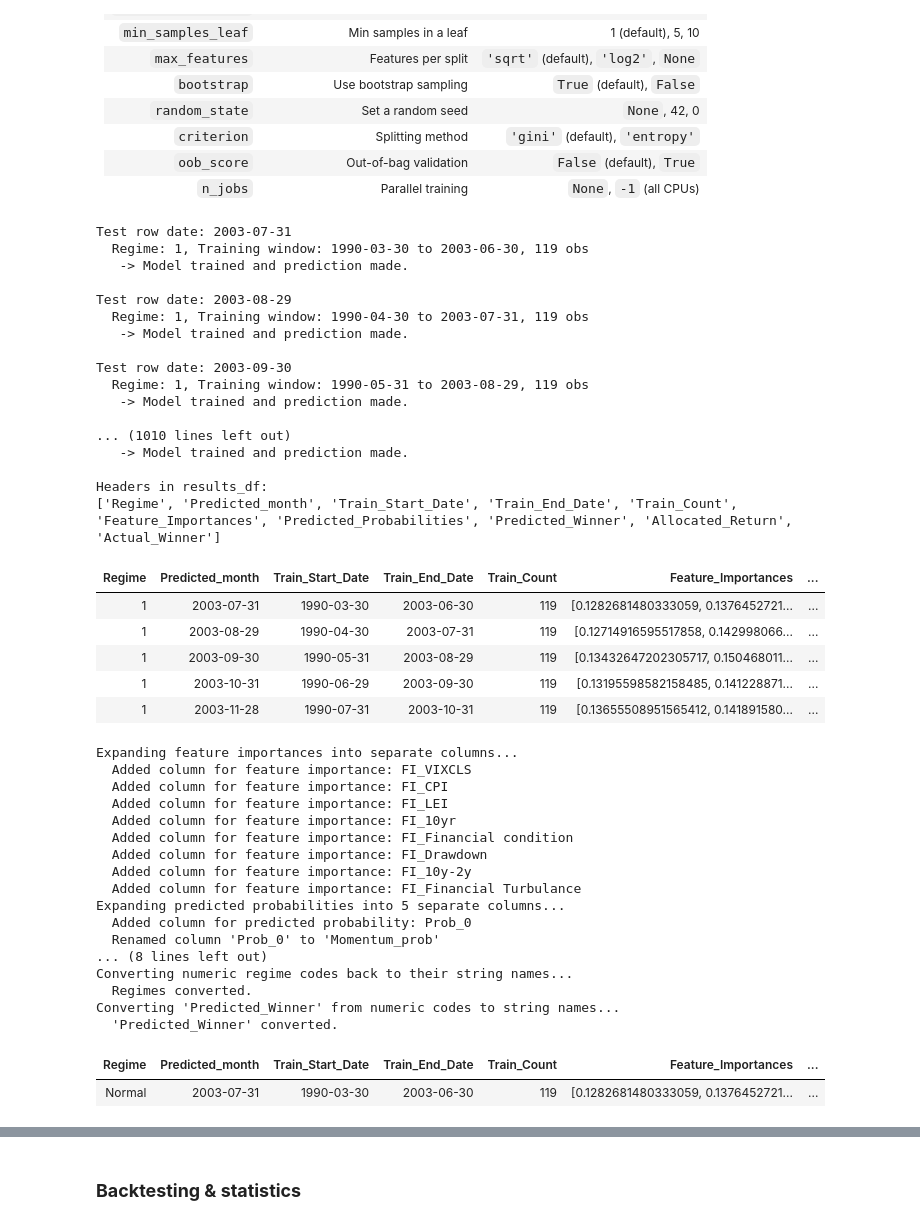
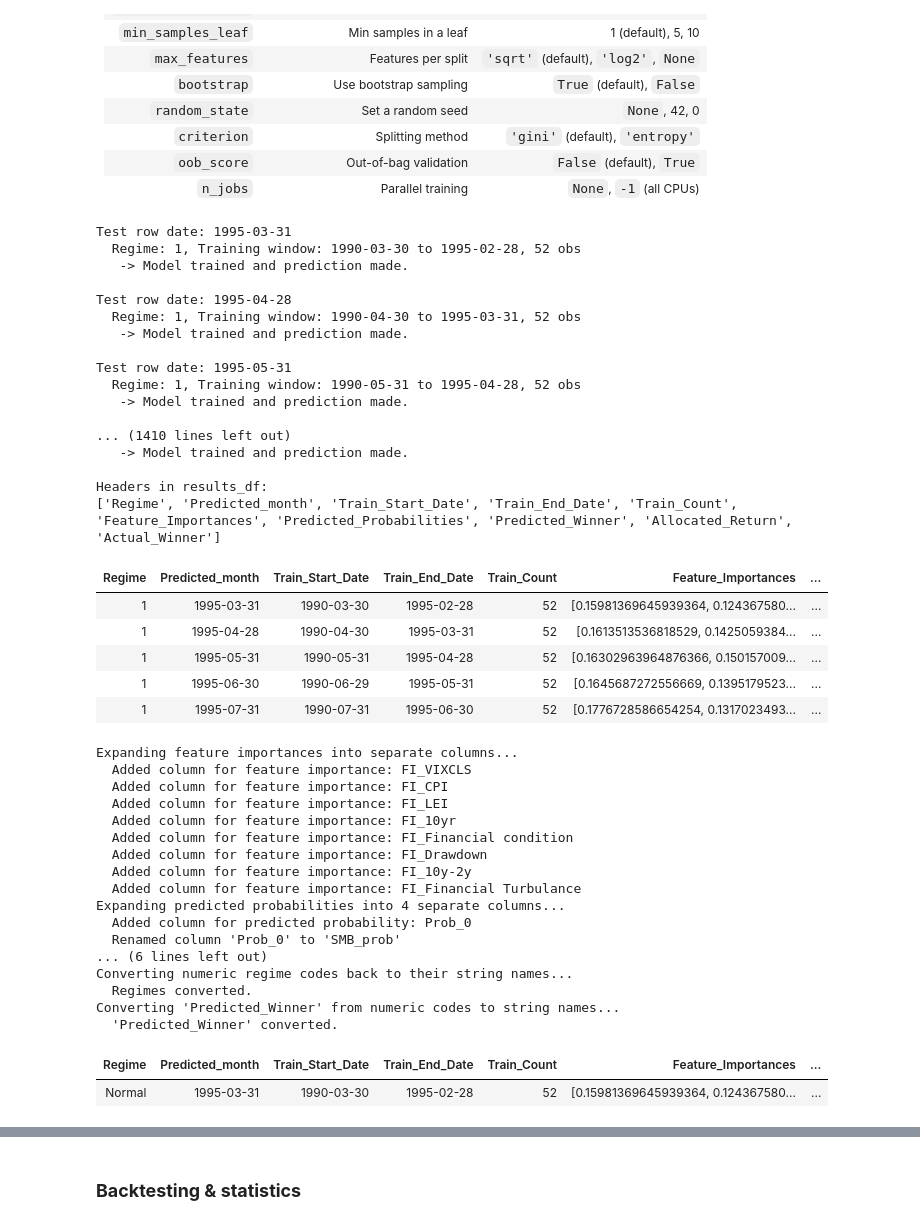
Before and after one commit to Elkkujou/Gradu, a Jupyter notebook: RF REGIIMI HYVÄ TRAINING.ipynb, the cells around one changed output, grey strips where cells are left out. Cells and saved outputs as stored; diff of their text form; code cells hidden in the pictures.

```diff
--- a/RF REGIIMI HYVÄ TRAINING.ipynb
+++ b/RF REGIIMI HYVÄ TRAINING.ipynb
@@ -79,10 +79,10 @@ from IPython.display import display, HTML
 # %%
 # Load and flatten the data
 xls_file = pd.ExcelFile("/content/Gradu/THE_ONE.xlsx")
-df = xls_file.parse("returns non-log")
+df = xls_file.parse("FF_test")
 df.columns = df.columns.get_level_values(0)
 
-print("Headers in the 'returns non-log' sheet:")
+print("Headers in the 'FF_test' sheet:")
 print(df.columns)
 
 # Features to used as predictive variables
@@ -97,11 +97,10 @@ REGIMES_COLUMN = 'Regimes'
 
 # Used factors
 FACTORS = [
-    'USA MOMENTUM Standard (Large+Mid Cap)',
-    'USA MINIMUM VOLATILITY (USD) Standard (Large+Mid Cap)',
-    'USA RISK WEIGHTED Standard (Large+Mid Cap)',
-    'USA SECTOR NEUTRAL QUALITY Standard (Large+Mid Cap)',
-    'USA ENHANCED VALUE Standard (Large+Mid Cap)'
+    'SMB',
+    'HML',
+    'RMW',
+    'CMA'
 ]
 
 
@@ -434,7 +423,7 @@ import pandas as pd
 import numpy as np
 
 # Parameters:
-overall_window_size = 160  # Overall training window size (from the full sorted data)
+overall_window_size = 60  # Overall training window size (from the full sorted data)
 min_data_threshold = 3  # Minimum number of observations required
 
 # Create an empty list to accumulate the results.
@@ -538,45 +527,45 @@ for i in range(overall_window_size, len(df_sorted)):
 
 # Convert the results list into a DataFrame.
 results_df = pd.DataFrame(results)
 
 print("Headers in results_df:")
 print(results_df.columns.tolist())
 
 # Display first few predictions
 num_rows_to_show = 5
 html_table = results_df.head(num_rows_to_show).to_html(index=False)
 from IPython.display import display, HTML
 display(HTML(html_table))
 
 # Keep track that expansions haven't run yet
 feature_importances_expanded = False
 probabilities_expanded = False
 regimes_converted = False
 predicted_winner_converted = False
 # %% [output]
-Test row date: 2003-07-31
-  Regime: 1, Training window: 1990-03-30 to 2003-06-30, 119 obs
+Test row date: 1995-03-31
+  Regime: 1, Training window: 1990-03-30 to 1995-02-28, 52 obs
    -> Model trained and prediction made.
 
-Test row date: 2003-08-29
-  Regime: 1, Training window: 1990-04-30 to 2003-07-31, 119 obs
+Test row date: 1995-04-28
+  Regime: 1, Training window: 1990-04-30 to 1995-03-31, 52 obs
    -> Model trained and prediction made.
 
-Test row date: 2003-09-30
-  Regime: 1, Training window: 1990-05-31 to 2003-08-29, 119 obs
+Test row date: 1995-05-31
+  Regime: 1, Training window: 1990-05-31 to 1995-04-28, 52 obs
    -> Model trained and prediction made.
 
-... (1010 lines left out)
+... (1410 lines left out)
    -> Model trained and prediction made.
 
 Headers in results_df:
 ['Regime', 'Predicted_month', 'Train_Start_Date', 'Train_End_Date', 'Train_Count', 'Feature_Importances', 'Predicted_Probabilities', 'Predicted_Winner', 'Allocated_Return', 'Actual_Winner']
 | Regime | Predicted_month | Train_Start_Date | Train_End_Date | Train_Count | Feature_Importances | ... |
-| 1 | 2003-07-31 | 1990-03-30 | 2003-06-30 | 119 | [0.1282681480333059, 0.1376452721... | ... |
-| 1 | 2003-08-29 | 1990-04-30 | 2003-07-31 | 119 | [0.12714916595517858, 0.142998066... | ... |
-| 1 | 2003-09-30 | 1990-05-31 | 2003-08-29 | 119 | [0.13432647202305717, 0.150468011... | ... |
-| 1 | 2003-10-31 | 1990-06-29 | 2003-09-30 | 119 | [0.13195598582158485, 0.141228871... | ... |
-| 1 | 2003-11-28 | 1990-07-31 | 2003-10-31 | 119 | [0.13655508951565412, 0.141891580... | ... |
+| 1 | 1995-03-31 | 1990-03-30 | 1995-02-28 | 52 | [0.15981369645939364, 0.124367580... | ... |
+| 1 | 1995-04-28 | 1990-04-30 | 1995-03-31 | 52 | [0.1613513536818529, 0.1425059384... | ... |
+| 1 | 1995-05-31 | 1990-05-31 | 1995-04-28 | 52 | [0.16302963964876366, 0.150157009... | ... |
+| 1 | 1995-06-30 | 1990-06-29 | 1995-05-31 | 52 | [0.1645687272556669, 0.1395179523... | ... |
+| 1 | 1995-07-31 | 1990-07-31 | 1995-06-30 | 52 | [0.1776728586654254, 0.1317023493... | ... |
 # %%
 # Optional: Expand the feature importances array into separate columns (only if not done already).
 if not feature_importances_expanded:
@@ -629,16 +618,16 @@ Expanding feature importances into separate columns...
   Added column for feature importance: FI_Drawdown
   Added column for feature importance: FI_10y-2y
   Added column for feature importance: FI_Financial Turbulance
-Expanding predicted probabilities into 5 separate columns...
+Expanding predicted probabilities into 4 separate columns...
   Added column for predicted probability: Prob_0
-  Renamed column 'Prob_0' to 'Momentum_prob'
-... (8 lines left out)
+  Renamed column 'Prob_0' to 'SMB_prob'
+... (6 lines left out)
 Converting numeric regime codes back to their string names...
   Regimes converted.
 Converting 'Predicted_Winner' from numeric codes to string names...
   'Predicted_Winner' converted.
 | Regime | Predicted_month | Train_Start_Date | Train_End_Date | Train_Count | Feature_Importances | ... |
-| Normal | 2003-07-31 | 1990-03-30 | 2003-06-30 | 119 | [0.1282681480333059, 0.1376452721... | ... |
+| Normal | 1995-03-31 | 1990-03-30 | 1995-02-28 | 52 | [0.15981369645939364, 0.124367580... | ... |
 # %%
 
 # Calculate the ending row. If it exceeds the number of rows in results_df, it will be set to the maximum.
```
Also changed, not shown: parts of 18 cells of this notebook.
